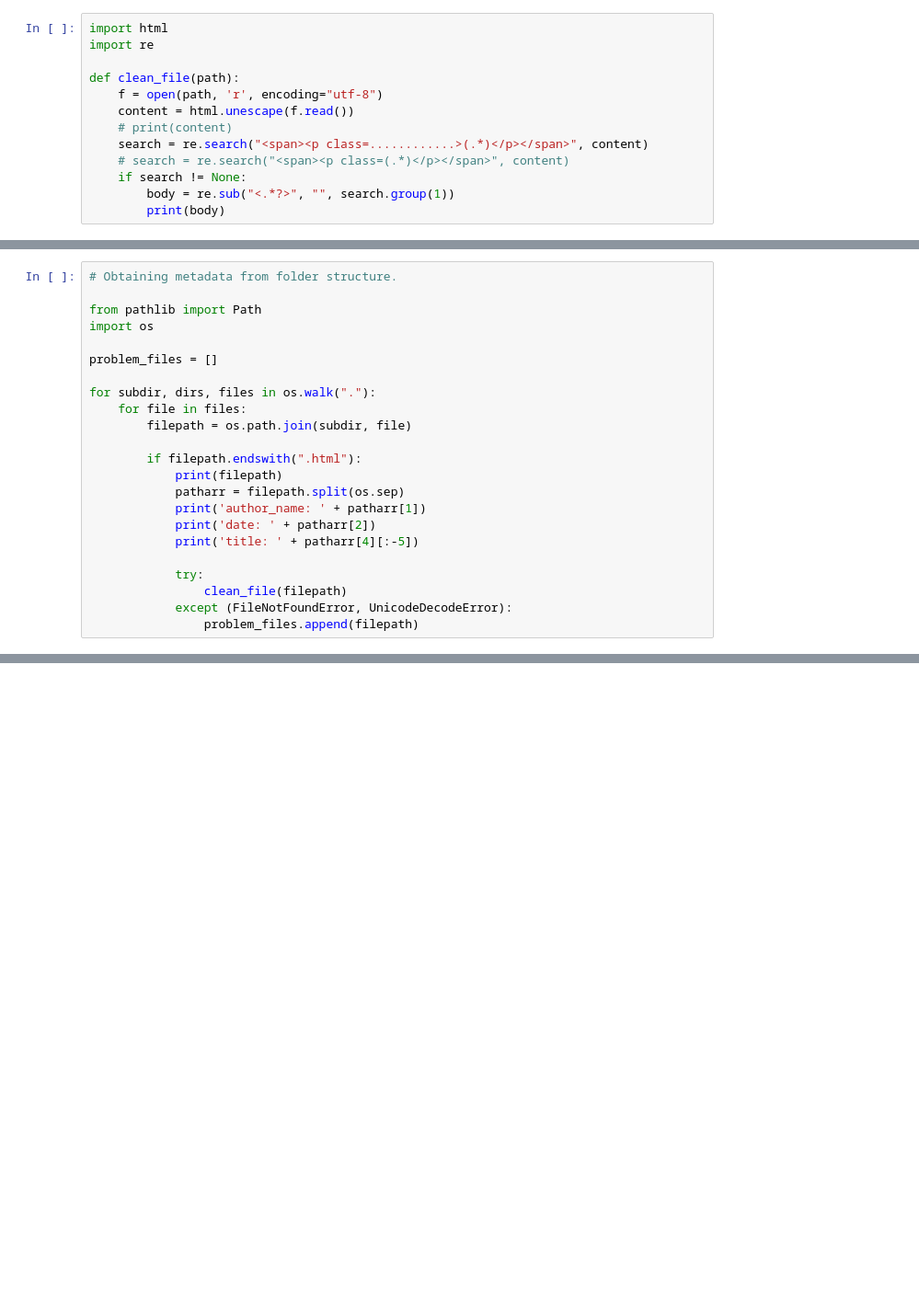
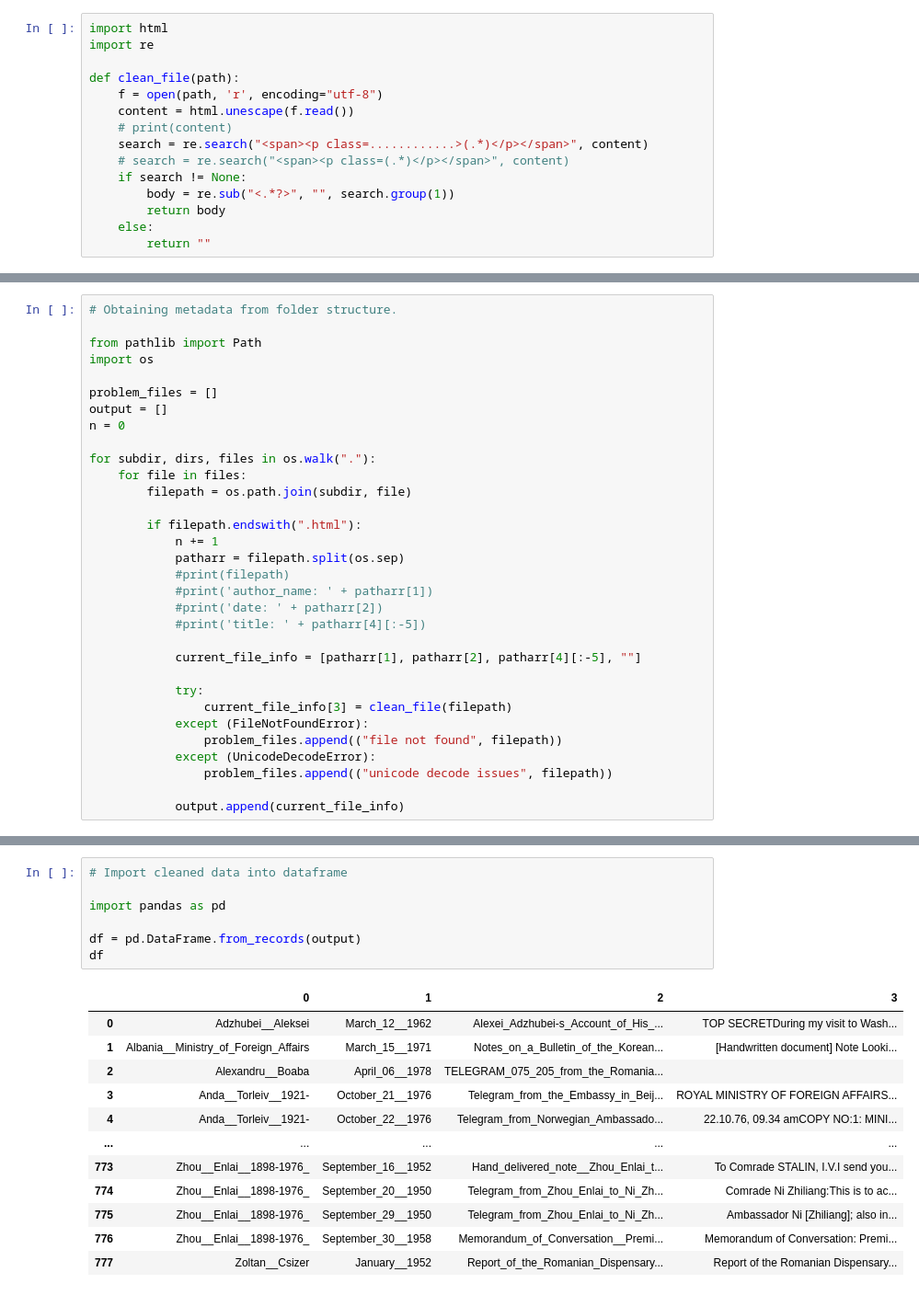
Before and after one commit to ks0m1c/lmaozhedong, a Jupyter notebook: extracted_data/translations/data_cleaning.ipynb, the cells around one changed output, grey strips where cells are left out. Shown: that part at 92% size. Saved outputs shown, nothing was run; the diff lists cells and outputs as text; blank space fills up the shorter version.

Commit message:
Add csv containing clean data

```diff
--- a/extracted_data/translations/data_cleaning.ipynb
+++ b/extracted_data/translations/data_cleaning.ipynb
@@ -10,7 +10,9 @@ def clean_file(path):
     # search = re.search("<span><p class=(.*)</p></span>", content)
     if search != None:
         body = re.sub("<.*?>", "", search.group(1))
-        print(body)
+        return body
+    else:
+        return ""
 # %%
 # development tests for clean_file
 # should be able to extract body text, and any other features that might be nice.
@@ -44,19 +28,28 @@ from pathlib import Path
 import os
 
 problem_files = []
+output = []
+n = 0
 
 for subdir, dirs, files in os.walk("."):
     for file in files:
         filepath = os.path.join(subdir, file)
 
         if filepath.endswith(".html"):
-            print(filepath)
+            n += 1
             patharr = filepath.split(os.sep)
-            print('author_name: ' + patharr[1])
-            print('date: ' + patharr[2])
-            print('title: ' + patharr[4][:-5])
+            #print(filepath)
+            #print('author_name: ' + patharr[1])
+            #print('date: ' + patharr[2])
+            #print('title: ' + patharr[4][:-5])
+
+            current_file_info = [patharr[1], patharr[2], patharr[4][:-5], ""]
 
             try:
-                clean_file(filepath)
-            except (FileNotFoundError, UnicodeDecodeError):
-                problem_files.append(filepath)
+                current_file_info[3] = clean_file(filepath)
+            except (FileNotFoundError):
+                problem_files.append(("file not found", filepath))
+            except (UnicodeDecodeError):
+                problem_files.append(("unicode decode issues", filepath))
+
+            output.append(current_file_info)
@@ -80,0 +63,20 @@ EMBASSY OF THE HUNGARIAN PEOPLE’S REPUBLIC5/6/Szt./1980Produced in 3 copiesCen
+# %%
+# Import cleaned data into dataframe
+
+import pandas as pd
+
+df = pd.DataFrame.from_records(output)
+df
+# %% [output]
+|  | 0 | 1 | 2 | 3 |
+| 0 | Adzhubei__Aleksei | March_12__1962 | Alexei_Adzhubei-s_Account_of_His_... | TOP SECRETDuring my visit to Wash... |
+| 1 | Albania__Ministry_of_Foreign_Affairs | March_15__1971 | Notes_on_a_Bulletin_of_the_Korean... | [Handwritten document] Note Looki... |
+| 2 | Alexandru__Boaba | April_06__1978 | TELEGRAM_075_205_from_the_Romania... |  |
+| 3 | Anda__Torleiv__1921- | October_21__1976 | Telegram_from_the_Embassy_in_Beij... | ROYAL MINISTRY OF FOREIGN AFFAIRS... |
+| 4 | Anda__Torleiv__1921- | October_22__1976 | Telegram_from_Norwegian_Ambassado... | 22.10.76, 09.34 amCOPY NO:1: MINI... |
+| ... | ... | ... | ... | ... |
+| 773 | Zhou__Enlai__1898-1976_ | September_16__1952 | Hand_delivered_note__Zhou_Enlai_t... | To Comrade STALIN, I.V.I send you... |
+| 774 | Zhou__Enlai__1898-1976_ | September_20__1950 | Telegram_from_Zhou_Enlai_to_Ni_Zh... | Comrade Ni Zhiliang:This is to ac... |
+| 775 | Zhou__Enlai__1898-1976_ | September_29__1950 | Telegram_from_Zhou_Enlai_to_Ni_Zh... | Ambassador Ni [Zhiliang]; also in... |
+| 776 | Zhou__Enlai__1898-1976_ | September_30__1958 | Memorandum_of_Conversation__Premi... | Memorandum of Conversation: Premi... |
+| 777 | Zoltan__Csizer | January__1952 | Report_of_the_Romanian_Dispensary... | Report of the Romanian Dispensary... |
```
Also changed, not shown: parts of 5 cells of this notebook, 1 other file.
